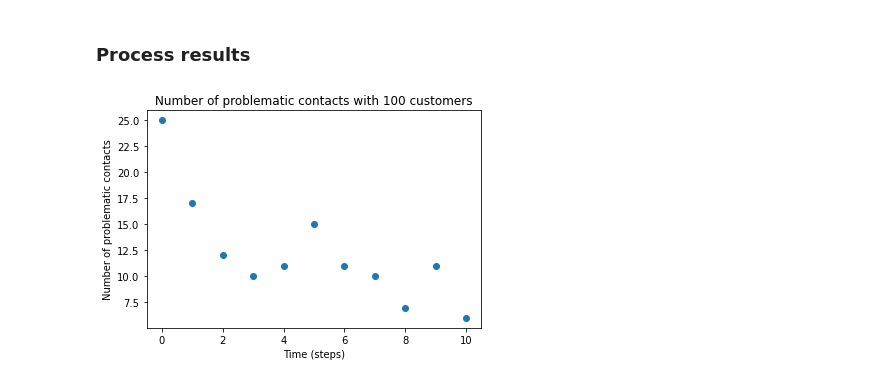
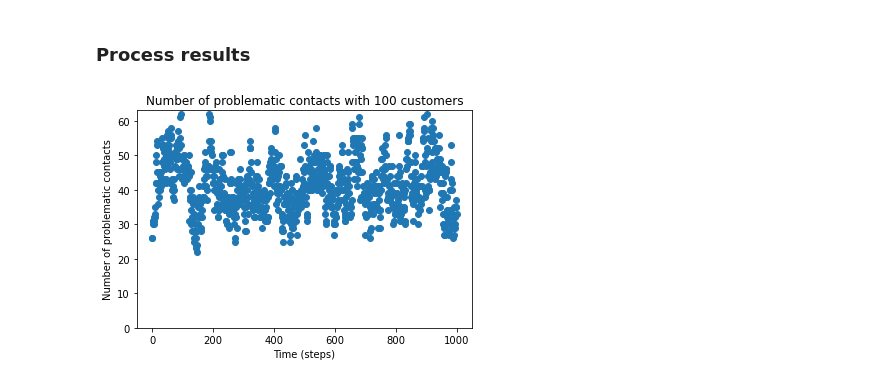
Before and after one commit to sjoerd23/ABM_project, a Jupyter notebook: CovidSupermarketModel.ipynb, the cells around one changed output. Drawn from its saved outputs; the diff is of its cells as text; code cells hidden in the pictures.

```diff
--- a/CovidSupermarketModel.ipynb
+++ b/CovidSupermarketModel.ipynb
@@ -18,8 +14,18 @@ n_steps = 10
+# %%
+N_customers = 100
+vaccination_prop = 0.1
+avoid_radius = 3
+n_steps = 1000
+
+# load supermarket floorplan for simulation
+floorplan = core.load_floorplan("data/albert_excel_test.csv")
+width = len(floorplan)
+height = len(floorplan[0])
 # %% [markdown]
 ### Run the model
 # %%
 time_start = time.time()
-model = CovidSupermarketModel(N_customers, vaccination_prop, avoid_radius)
+model = CovidSupermarketModel(floorplan, width, height, N_customers, vaccination_prop, avoid_radius)
 model.run_model(n_steps)
 print("Total simulation time: {:.2f}s".format(time.time()-time_start))
 # %% [output]
@@ -29,15 +51,16 @@ Total simulation time: 0.23s
 # %%
 # collect data from model
 model_data = model.datacollector.get_model_vars_dataframe()
 # model_data.plot()
 
 model_data = model_data.to_numpy().flatten()
 
 plt.figure()
 plt.title("Number of problematic contacts with {} customers".format(N_customers))
 plt.scatter([i for i in range(len(model_data))], model_data)
 plt.xlabel("Time (steps)")
 plt.ylabel("Number of problematic contacts")
+plt.ylim(0, max(model_data)+1)
 plt.show()
 # %% [output]
-[figure, old version]
+[figure, new version]
```
Also changed, not shown: parts of 3 cells of this notebook, 2 other files.
